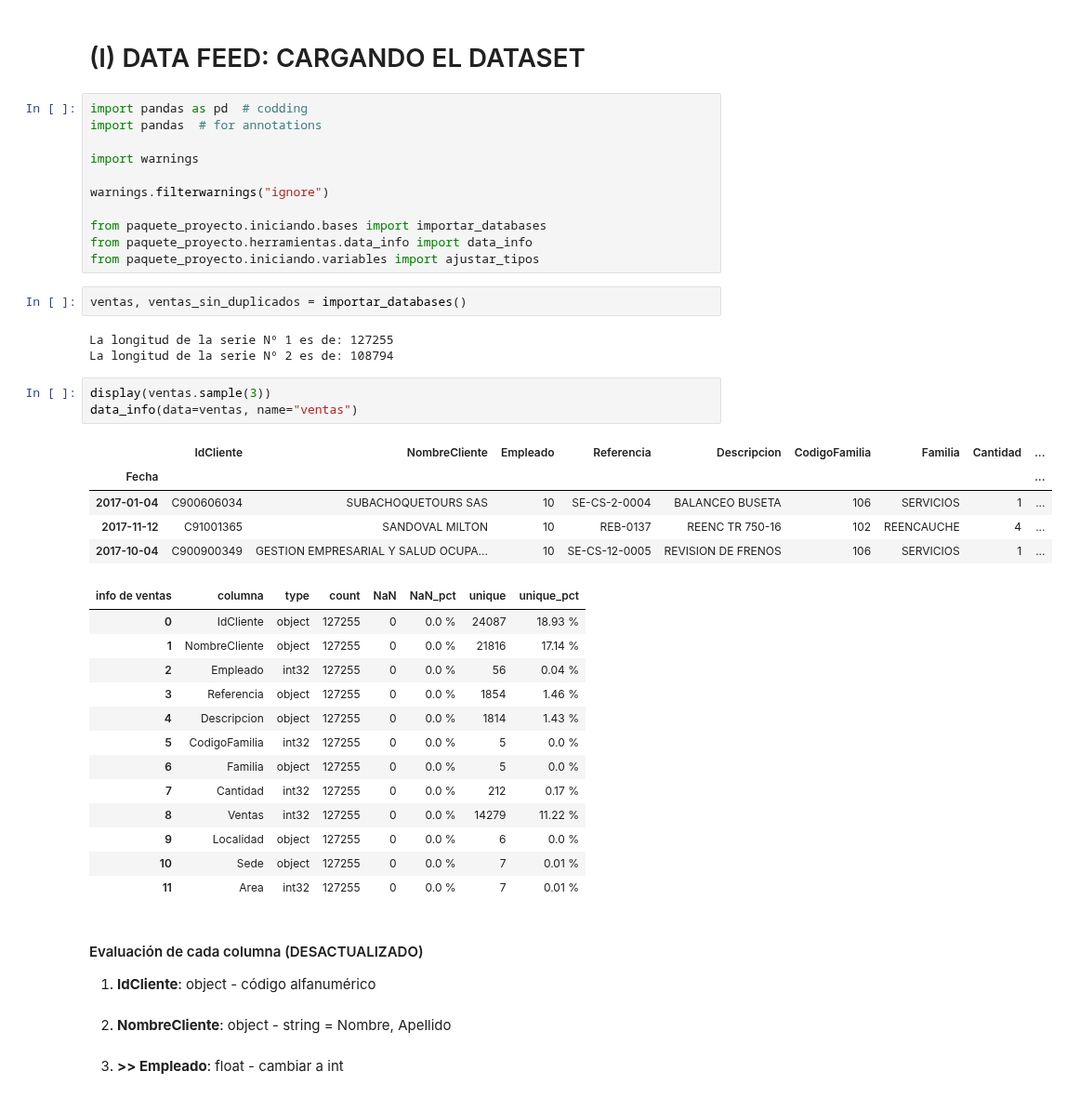
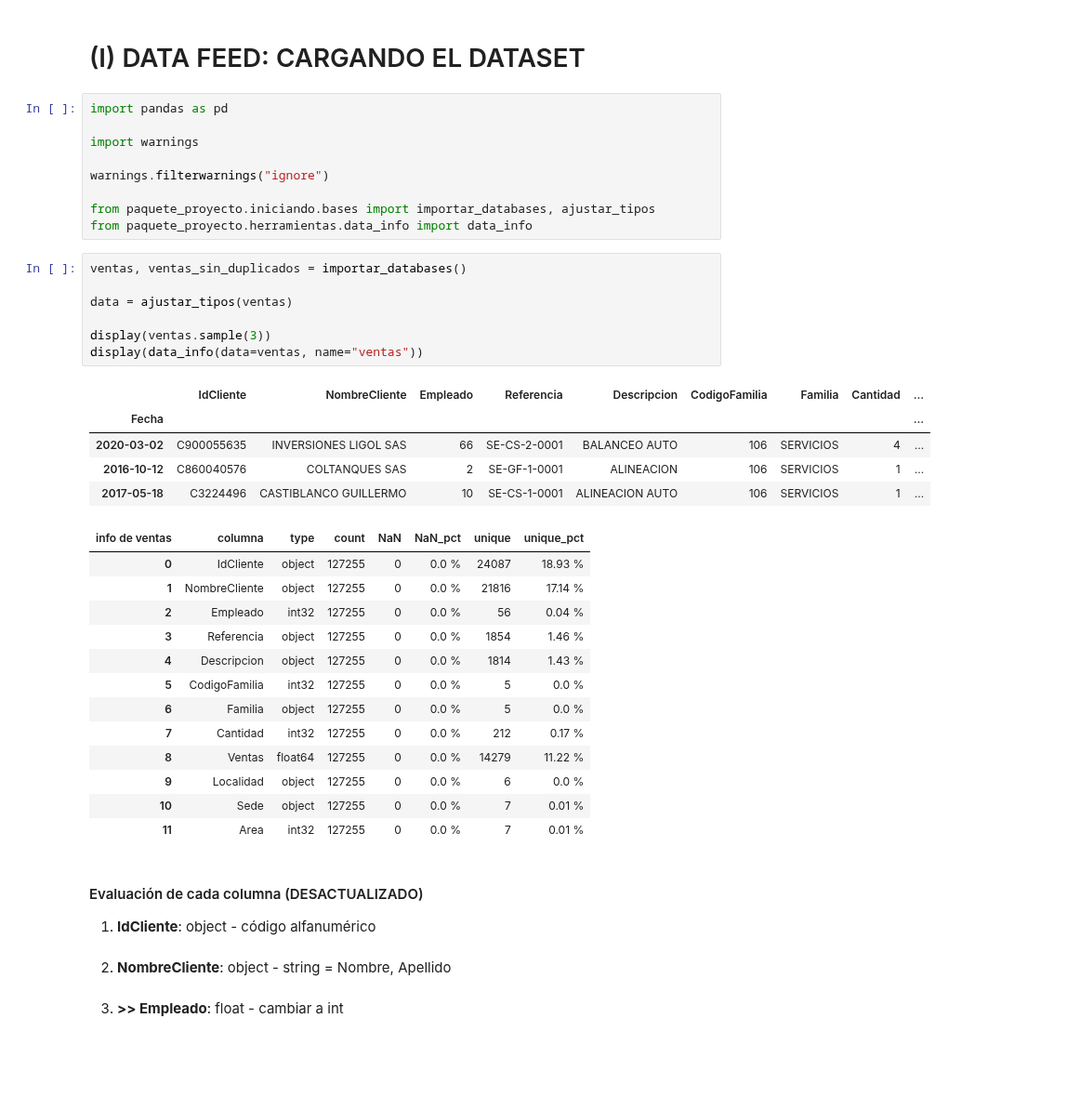
Before and after one commit to jackonedev/timeseries-project, a Jupyter notebook: data-science.ipynb, the cells around one changed output. Shown at 93% size. Drawn from its saved outputs; the diff is of its cells as text; blank space fills up the shorter version.

```diff
--- a/data-science.ipynb
+++ b/data-science.ipynb
@@ -5,30 +5,27 @@ En la primera etapa nos ocupamos de cargar los datos
 # %% [markdown]
 # (I) DATA FEED: CARGANDO EL DATASET
 # %%
-import pandas as pd  # codding
-import pandas  # for annotations
+import pandas as pd
 
 import warnings
 
 warnings.filterwarnings("ignore")
 
-from paquete_proyecto.iniciando.bases import importar_databases
+from paquete_proyecto.iniciando.bases import importar_databases, ajustar_tipos
 from paquete_proyecto.herramientas.data_info import data_info
-from paquete_proyecto.iniciando.variables import ajustar_tipos
-# %%
-ventas, ventas_sin_duplicados = importar_databases()
-# %% [output]
-La longitud de la serie Nº 1 es de: 127255
-La longitud de la serie Nº 2 es de: 108794
 # %%
+ventas, ventas_sin_duplicados = importar_databases()
+
+data = ajustar_tipos(ventas)
+
 display(ventas.sample(3))
-data_info(data=ventas, name="ventas")
+display(data_info(data=ventas, name="ventas"))
 # %% [output]
 |  | IdCliente | NombreCliente | Empleado | Referencia | Descripcion | CodigoFamilia | Familia | Cantidad | ... |
 | Fecha |  |  |  |  |  |  |  |  | ... |
-| 2017-01-04 | C900606034 | SUBACHOQUETOURS SAS | 10 | SE-CS-2-0004 | BALANCEO BUSETA | 106 | SERVICIOS | 1 | ... |
-| 2017-11-12 | C91001365 | SANDOVAL MILTON | 10 | REB-0137 | REENC TR 750-16 | 102 | REENCAUCHE | 4 | ... |
-| 2017-10-04 | C900900349 | GESTION EMPRESARIAL Y SALUD OCUPA... | 10 | SE-CS-12-0005 | REVISION DE FRENOS | 106 | SERVICIOS | 1 | ... |
+| 2020-03-02 | C900055635 | INVERSIONES LIGOL SAS | 66 | SE-CS-2-0001 | BALANCEO AUTO | 106 | SERVICIOS | 4 | ... |
+| 2016-10-12 | C860040576 | COLTANQUES SAS | 2 | SE-GF-1-0001 | ALINEACION | 106 | SERVICIOS | 1 | ... |
+| 2017-05-18 | C3224496 | CASTIBLANCO GUILLERMO | 10 | SE-CS-1-0001 | ALINEACION AUTO | 106 | SERVICIOS | 1 | ... |
 | info de ventas | columna | type | count | NaN | NaN_pct | unique | unique_pct |
 | 0 | IdCliente | object | 127255 | 0 | 0.0 % | 24087 | 18.93 % |
 | 1 | NombreCliente | object | 127255 | 0 | 0.0 % | 21816 | 17.14 % |
@@ -38,7 +35,7 @@ data_info(data=ventas, name="ventas")
 | 5 | CodigoFamilia | int32 | 127255 | 0 | 0.0 % | 5 | 0.0 % |
 | 6 | Familia | object | 127255 | 0 | 0.0 % | 5 | 0.0 % |
 | 7 | Cantidad | int32 | 127255 | 0 | 0.0 % | 212 | 0.17 % |
-| 8 | Ventas | int32 | 127255 | 0 | 0.0 % | 14279 | 11.22 % |
+| 8 | Ventas | float64 | 127255 | 0 | 0.0 % | 14279 | 11.22 % |
 | 9 | Localidad | object | 127255 | 0 | 0.0 % | 6 | 0.0 % |
 | 10 | Sede | object | 127255 | 0 | 0.0 % | 7 | 0.01 % |
 | 11 | Area | int32 | 127255 | 0 | 0.0 % | 7 | 0.01 % |
```
Also changed, not shown: parts of 13 cells of this notebook, 1 other file.
